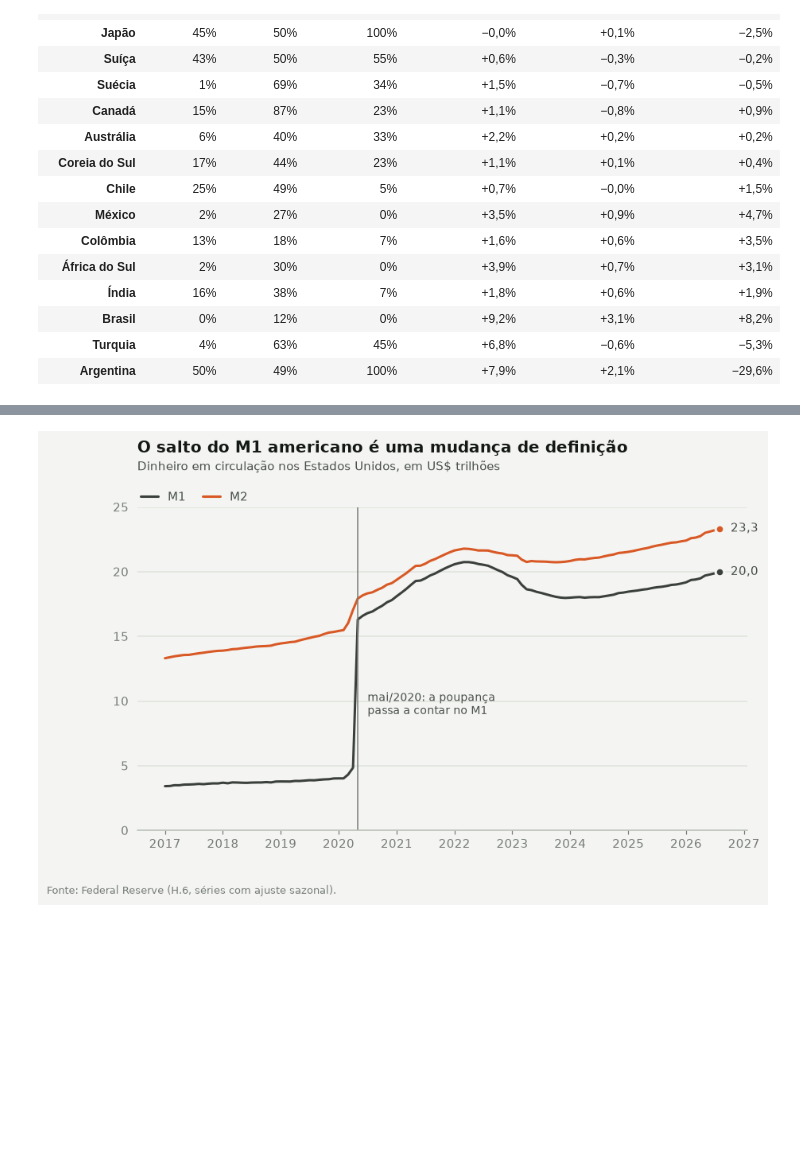
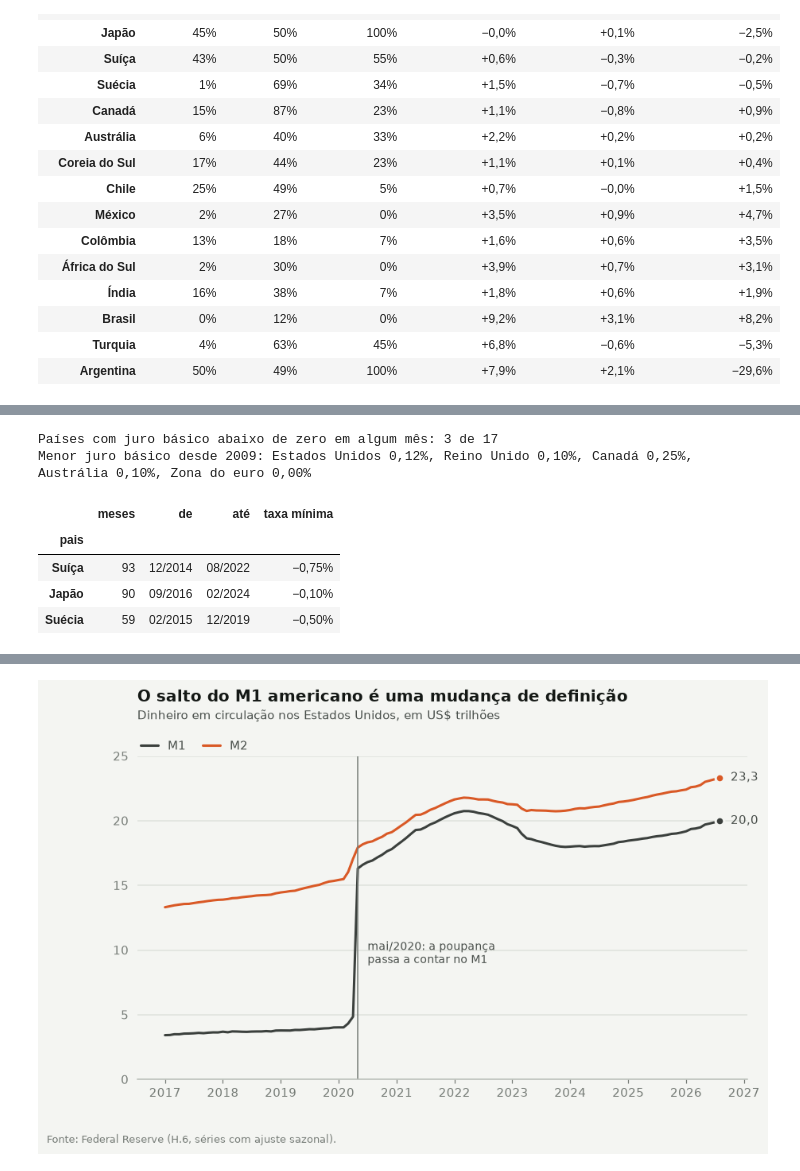
Before and after one commit to igor-gregori/iblog, a Jupyter notebook: notebooks/04_no_mundo.ipynb, the cells around one changed output, grey strips where cells are left out. Drawn from its saved outputs; the diff is of its cells as text; code cells hidden in the pictures; blank space fills up the shorter version.

```diff
--- a/notebooks/04_no_mundo.ipynb
+++ b/notebooks/04_no_mundo.ipynb
@@ -114,0 +123,27 @@ S&P 500 com dividendos, o M2 e os preços ao consumidor (CPI).
+# %%
+nominais = analise.meses_de_juro_nominal_negativo(paises[paises["pais"].isin(PAISES_DO_MAPA)])
+print(f"Países com juro básico abaixo de zero em algum mês: {len(nominais)} de {len(PAISES_DO_MAPA)}")
+minimos = paises[paises["data"] >= "2009-01-01"].groupby("pais")["juro_aa"].min()
+print(
+    "Menor juro básico desde 2009:",
+    ", ".join(
+        f"{pais} {pct(minimos[pais], 2)}"
+        for pais in ["Estados Unidos", "Reino Unido", "Canadá", "Austrália", "Zona do euro"]
+    ),
+)
+pd.DataFrame(
+    {
+        "meses": nominais["meses"],
+        "de": nominais["de"].dt.strftime("%m/%Y"),
+        "até": nominais["ate"].dt.strftime("%m/%Y"),
+        "taxa mínima": nominais["minimo"].map(lambda v: pct(v, 2)),
+    }
+).set_axis(nominais["pais"]).sort_values("meses", ascending=False)
+# %% [output]
+Países com juro básico abaixo de zero em algum mês: 3 de 17
+Menor juro básico desde 2009: Estados Unidos 0,12%, Reino Unido 0,10%, Canadá 0,25%, Austrália 0,10%, Zona do euro 0,00%
+|  | meses | de | até | taxa mínima |
+| pais |  |  |  |  |
+| Suíça | 93 | 12/2014 | 08/2022 | −0,75% |
+| Japão | 90 | 09/2016 | 02/2024 | −0,10% |
+| Suécia | 59 | 02/2015 | 12/2019 | −0,50% |
```
Also changed, not shown: parts of 8 cells of this notebook, 30 other files.
